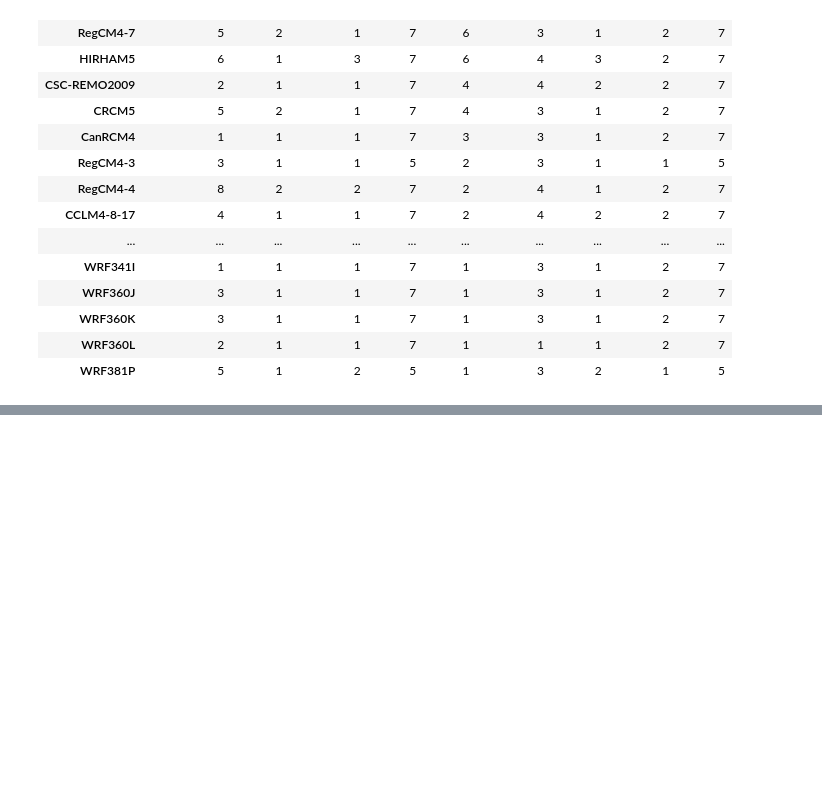
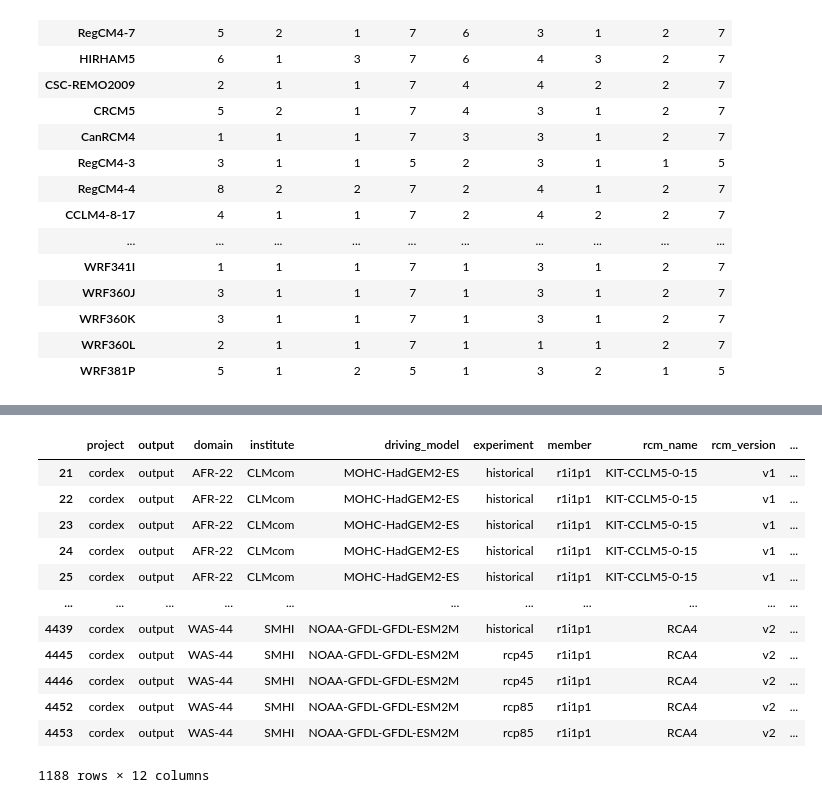
Before and after one commit to zequihg50/reproducibility-ipcc-atlas, a Jupyter notebook: main.ipynb, the cells around one changed output, grey strips where cells are left out. Saved outputs shown, nothing was run; the diff lists cells and outputs as text; code cells hidden in the pictures; blank space fills up the shorter version.

```diff
--- a/main.ipynb
+++ b/main.ipynb
@@ -286,12 +240,12 @@ We now compute missing CORDEX datasets.
 # %%
 names = {
     0: "project", 1: "output", 2: "domain", 3: "institute", 4: "driving_model", 5: "experiment",
-    6: "member", 7: "rcm_name", 8: "rcm_version", 9: "frequency", 10: "variable",
+    6: "member", 7: "rcm_name", 8: "rcm_version", 9: "frequency", 10: "variable", 11: "version",
 }
 
 cordex_missing = cordex_atlas[~cordex_atlas["instance_id"].isin(cordex_esgf["instance_id"].values)]
-cordex_missing_df = cordex_missing["master_id"].drop_duplicates().str.split(".", expand=True).rename(names, axis=1)
-cordex_atlas_df = cordex_atlas["master_id"].str.split(".", expand=True).rename(names, axis=1)
+cordex_missing_df = cordex_missing["instance_id"].drop_duplicates().str.split(".", expand=True).rename(names, axis=1)
+#cordex_atlas_df = cordex_atlas["master_id"].str.split(".", expand=True).rename(names, axis=1)
 # %%
 cordex_missing_df["driving_model"].value_counts().plot.bar()
 # %% [output]
@@ -410,0 +316,16 @@ cordex_esgf["instance_id"][0]
+# %%
+cordex_missing_df
+# %% [output]
+|  | project | output | domain | institute | driving_model | experiment | member | rcm_name | rcm_version | ... |
+| 21 | cordex | output | AFR-22 | CLMcom | MOHC-HadGEM2-ES | historical | r1i1p1 | KIT-CCLM5-0-15 | v1 | ... |
+| 22 | cordex | output | AFR-22 | CLMcom | MOHC-HadGEM2-ES | historical | r1i1p1 | KIT-CCLM5-0-15 | v1 | ... |
+| 23 | cordex | output | AFR-22 | CLMcom | MOHC-HadGEM2-ES | historical | r1i1p1 | KIT-CCLM5-0-15 | v1 | ... |
+| 24 | cordex | output | AFR-22 | CLMcom | MOHC-HadGEM2-ES | historical | r1i1p1 | KIT-CCLM5-0-15 | v1 | ... |
+| 25 | cordex | output | AFR-22 | CLMcom | MOHC-HadGEM2-ES | historical | r1i1p1 | KIT-CCLM5-0-15 | v1 | ... |
+| ... | ... | ... | ... | ... | ... | ... | ... | ... | ... | ... |
+| 4439 | cordex | output | WAS-44 | SMHI | NOAA-GFDL-GFDL-ESM2M | historical | r1i1p1 | RCA4 | v2 | ... |
+| 4445 | cordex | output | WAS-44 | SMHI | NOAA-GFDL-GFDL-ESM2M | rcp45 | r1i1p1 | RCA4 | v2 | ... |
+| 4446 | cordex | output | WAS-44 | SMHI | NOAA-GFDL-GFDL-ESM2M | rcp45 | r1i1p1 | RCA4 | v2 | ... |
+| 4452 | cordex | output | WAS-44 | SMHI | NOAA-GFDL-GFDL-ESM2M | rcp85 | r1i1p1 | RCA4 | v2 | ... |
+| 4453 | cordex | output | WAS-44 | SMHI | NOAA-GFDL-GFDL-ESM2M | rcp85 | r1i1p1 | RCA4 | v2 | ... |
+1188 rows × 12 columns
```
Also changed, not shown: parts of 19 cells of this notebook, 3 other files.
